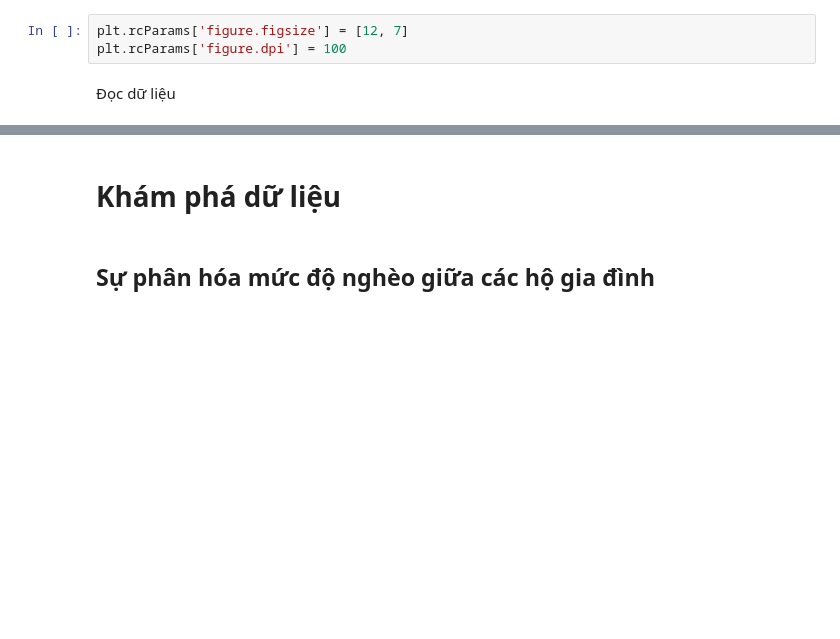
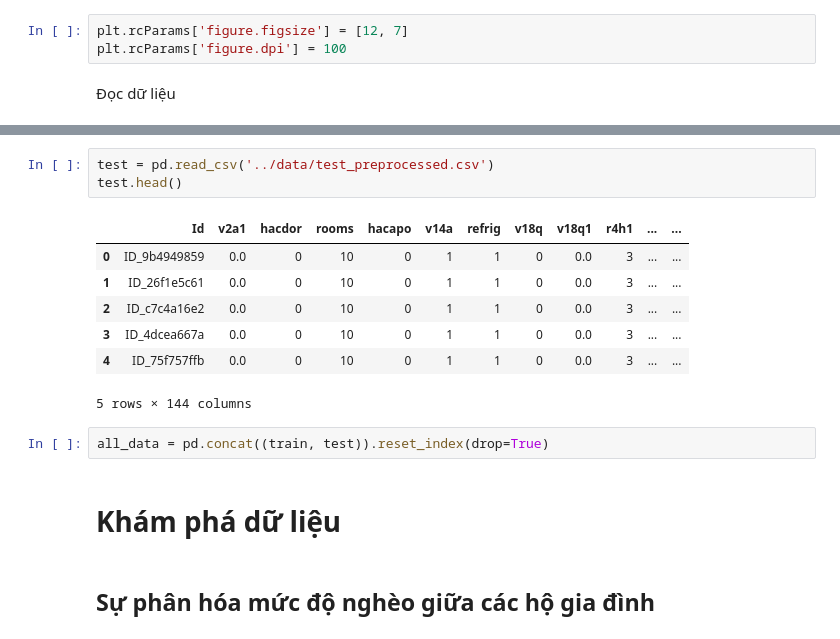
Before and after one commit to iam-Dylan/costa-rican-household, a Jupyter notebook: source/eda.ipynb, the cells around one changed output, grey strips where cells are left out. Saved outputs shown, nothing was run; the diff lists cells and outputs as text; blank space fills up the shorter version.

```diff
--- a/source/eda.ipynb
+++ b/source/eda.ipynb
@@ -27,3 +27,16 @@ train.head()
+# %%
+test = pd.read_csv('../data/test_preprocessed.csv')
+test.head()
+# %% [output]
+|  | Id | v2a1 | hacdor | rooms | hacapo | v14a | refrig | v18q | v18q1 | r4h1 | ... | ... |
+| 0 | ID_9b4949859 | 0.0 | 0 | 10 | 0 | 1 | 1 | 0 | 0.0 | 3 | ... | ... |
+| 1 | ID_26f1e5c61 | 0.0 | 0 | 10 | 0 | 1 | 1 | 0 | 0.0 | 3 | ... | ... |
+| 2 | ID_c7c4a16e2 | 0.0 | 0 | 10 | 0 | 1 | 1 | 0 | 0.0 | 3 | ... | ... |
+| 3 | ID_4dcea667a | 0.0 | 0 | 10 | 0 | 1 | 1 | 0 | 0.0 | 3 | ... | ... |
+| 4 | ID_75f757ffb | 0.0 | 0 | 10 | 0 | 1 | 1 | 0 | 0.0 | 3 | ... | ... |
+5 rows × 144 columns
+# %%
+all_data = pd.concat((train, test)).reset_index(drop=True)
 # %% [markdown]
 # Khám phá dữ liệu
 # %% [markdown]
```
Also changed, not shown: parts of 3 cells of this notebook, 3 other files.
